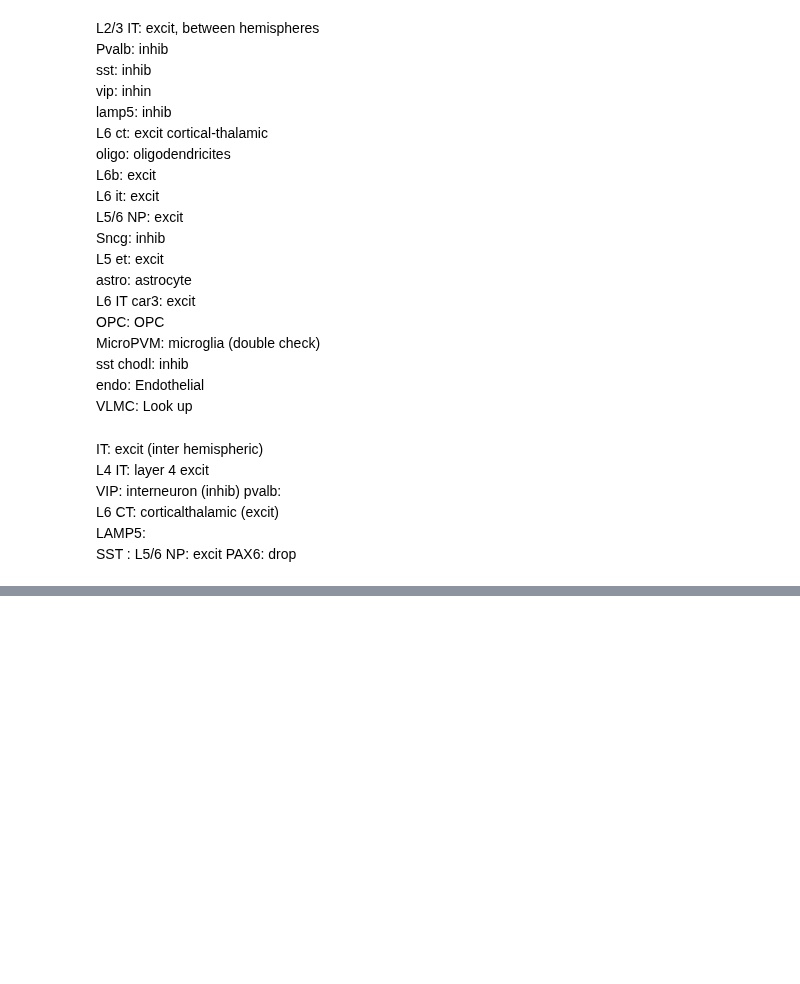
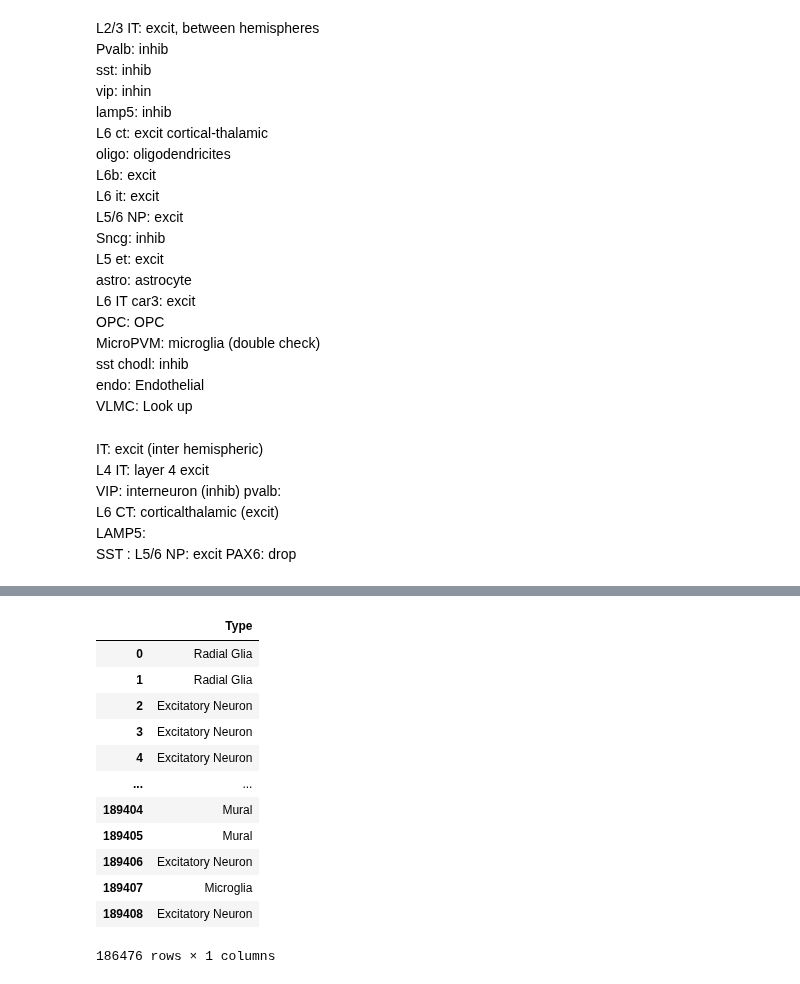
Before and after one commit to jlehrer1/comparative-organoids, a Jupyter notebook: notebooks/external_data_exploration_01.ipynb, the cells around one changed output, grey strips where cells are left out. Saved outputs shown, nothing was run; the diff lists cells and outputs as text; code cells hidden in the pictures; blank space fills up the shorter version.

```diff
--- a/notebooks/external_data_exploration_01.ipynb
+++ b/notebooks/external_data_exploration_01.ipynb
@@ -271,5 +271,12 @@ Now, let's grab the columns we're interested in into new DataFrames, and write t
 # %%
 df1_reduced = df1[['Type']]
+df1_reduced = df1_reduced[df1_reduced['Type'] != 'Outlier']
+
 df2_reduced = df2[['celltype']].rename(columns={'celltype': 'Type'})
+df2_reduced = df2_reduced[df2_reduced['Type'] != 'Outlier']
+
 df3_reduced = df3[['subclass_label']].rename(columns={'subclass_label': 'Type'})
+df3_reduced = df3_reduced[df3_reduced['Type'] != 'Outlier']
+
 df4_reduced = df4[['subclass_label']].rename(columns={'subclass_label': 'Type'})
+df4_reduced = df4_reduced[df4_reduced['Type'] != 'Exclude']
@@ -303,0 +318,16 @@ We should have a cell $\times$ gene expression for each label DataFrame, and the
+# %%
+df1_reduced
+# %% [output]
+|  | Type |
+| 0 | Radial Glia |
+| 1 | Radial Glia |
+| 2 | Excitatory Neuron |
+| 3 | Excitatory Neuron |
+| 4 | Excitatory Neuron |
+| ... | ... |
+| 189404 | Mural |
+| 189405 | Mural |
+| 189406 | Excitatory Neuron |
+| 189407 | Microglia |
+| 189408 | Excitatory Neuron |
+186476 rows × 1 columns
```
Also changed, not shown: parts of 27 cells of this notebook, 3 other files.
